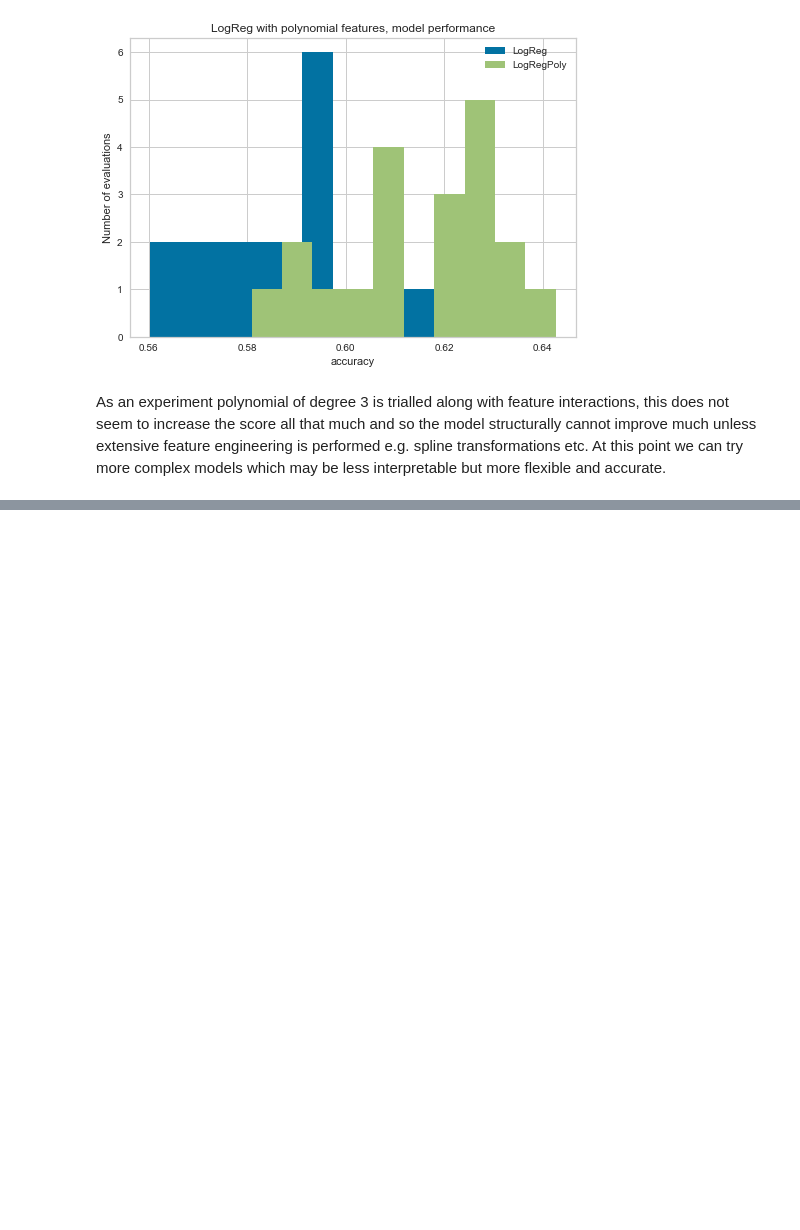
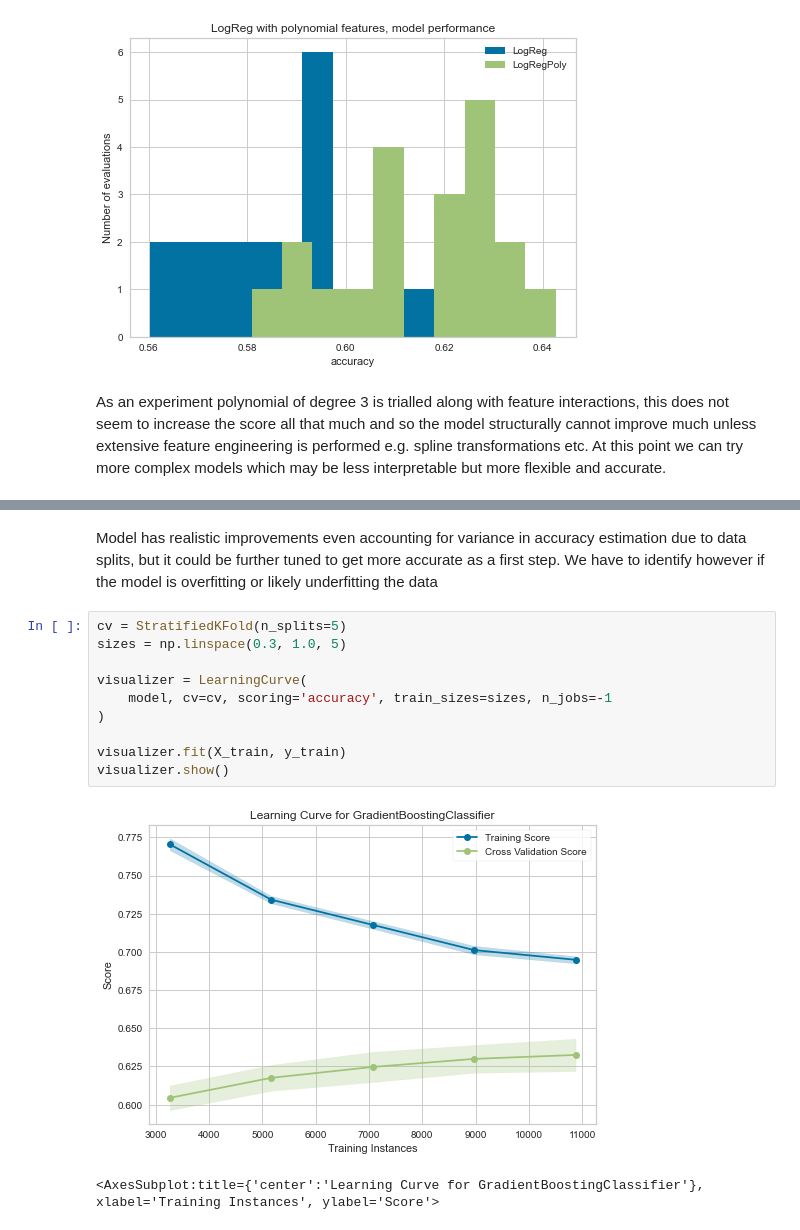
Before and after one commit to prteek/bedroom-prediction, a Jupyter notebook: data_analysis_and_modelling.ipynb, the cells around one changed output, grey strips where cells are left out. Saved outputs shown, nothing was run; the diff lists cells and outputs as text; blank space fills up the shorter version.

```diff
--- a/data_analysis_and_modelling.ipynb
+++ b/data_analysis_and_modelling.ipynb
@@ -327,0 +334,15 @@ At this point we can try more complex models which may be less interpretable but
+# %% [markdown]
+Model has realistic improvements even accounting for variance in accuracy estimation due to data splits, but it could be further tuned to get more accurate as a first step. We have to identify however if the model is overfitting or likely underfitting the data
+# %%
+cv = StratifiedKFold(n_splits=5)
+sizes = np.linspace(0.3, 1.0, 5)
+
+visualizer = LearningCurve(
+    model, cv=cv, scoring='accuracy', train_sizes=sizes, n_jobs=-1
+)
+
+visualizer.fit(X_train, y_train)
+visualizer.show()
+# %% [output]
+[figure, added]
+<AxesSubplot:title={'center':'Learning Curve for GradientBoostingClassifier'}, xlabel='Training Instances', ylabel='Score'>
```
Also changed, not shown: parts of 16 cells of this notebook.
